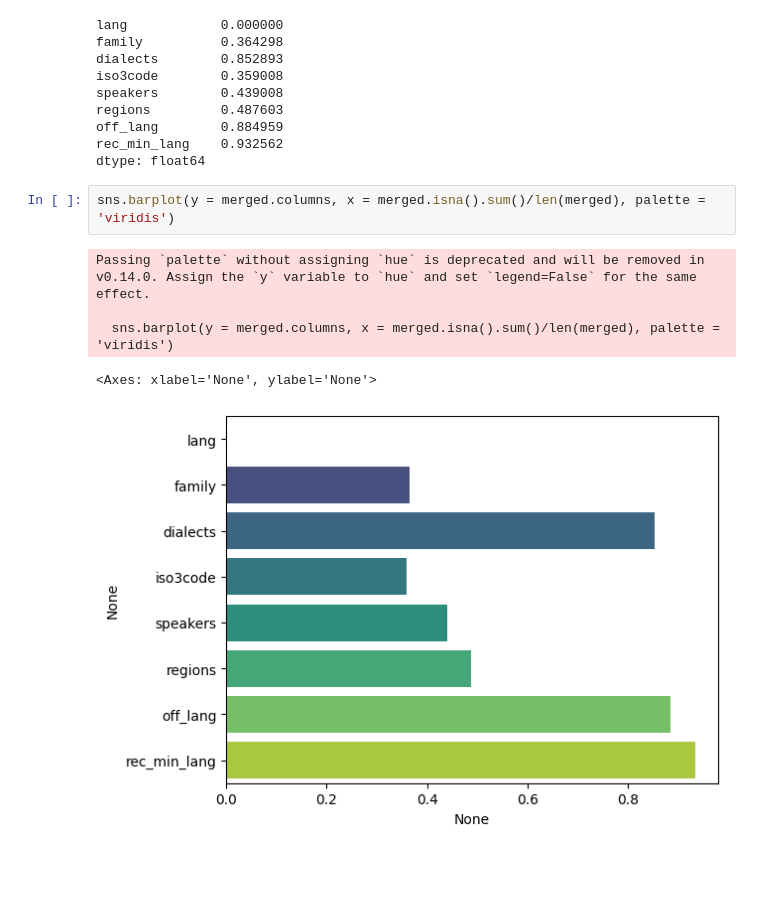
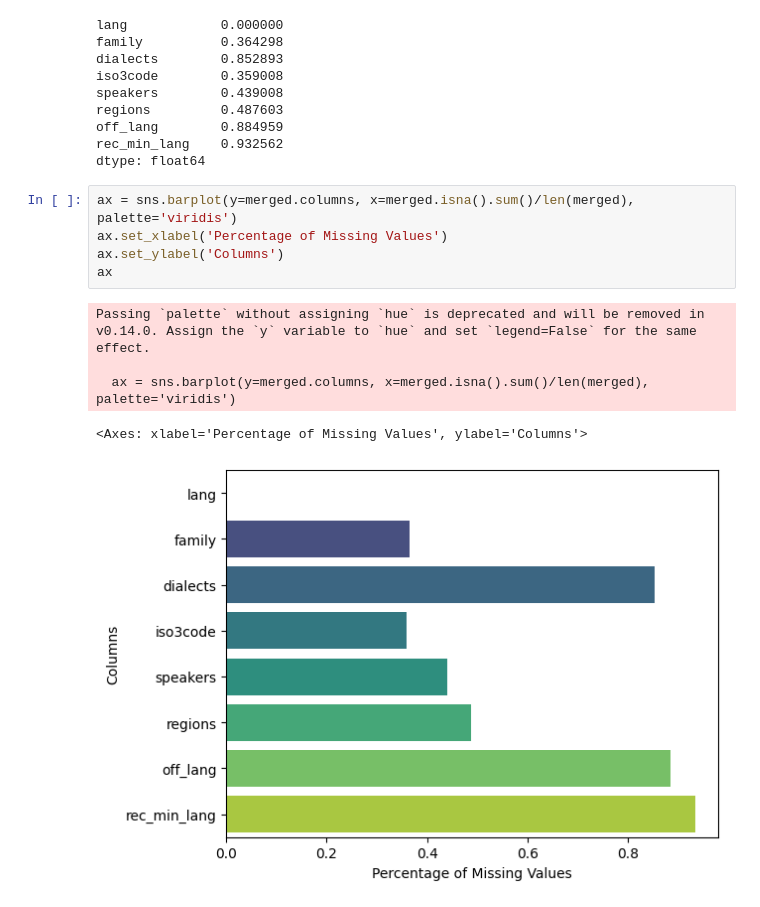
Before and after one commit to gcwarren/LanguageStatusVisualizationProject, a Jupyter notebook: mass_merge.ipynb, the cells around one changed output. Cells and saved outputs as stored; diff of their text form; blank space fills up the shorter version.

```diff
--- a/mass_merge.ipynb
+++ b/mass_merge.ipynb
@@ -108,10 +108,13 @@ off_lang        0.884959
 rec_min_lang    0.932562
 dtype: float64
 # %%
-sns.barplot(y = merged.columns, x = merged.isna().sum()/len(merged), palette = 'viridis')
+ax = sns.barplot(y=merged.columns, x=merged.isna().sum()/len(merged), palette='viridis')
+ax.set_xlabel('Percentage of Missing Values')
+ax.set_ylabel('Columns')
+ax
 # %% [output]
 Passing `palette` without assigning `hue` is deprecated and will be removed in v0.14.0. Assign the `y` variable to `hue` and set `legend=False` for the same effect.
 
-  sns.barplot(y = merged.columns, x = merged.isna().sum()/len(merged), palette = 'viridis')
+  ax = sns.barplot(y=merged.columns, x=merged.isna().sum()/len(merged), palette='viridis')
-<Axes: xlabel='None', ylabel='None'>
+<Axes: xlabel='Percentage of Missing Values', ylabel='Columns'>
-[figure, old version]
+[figure, new version]
```
